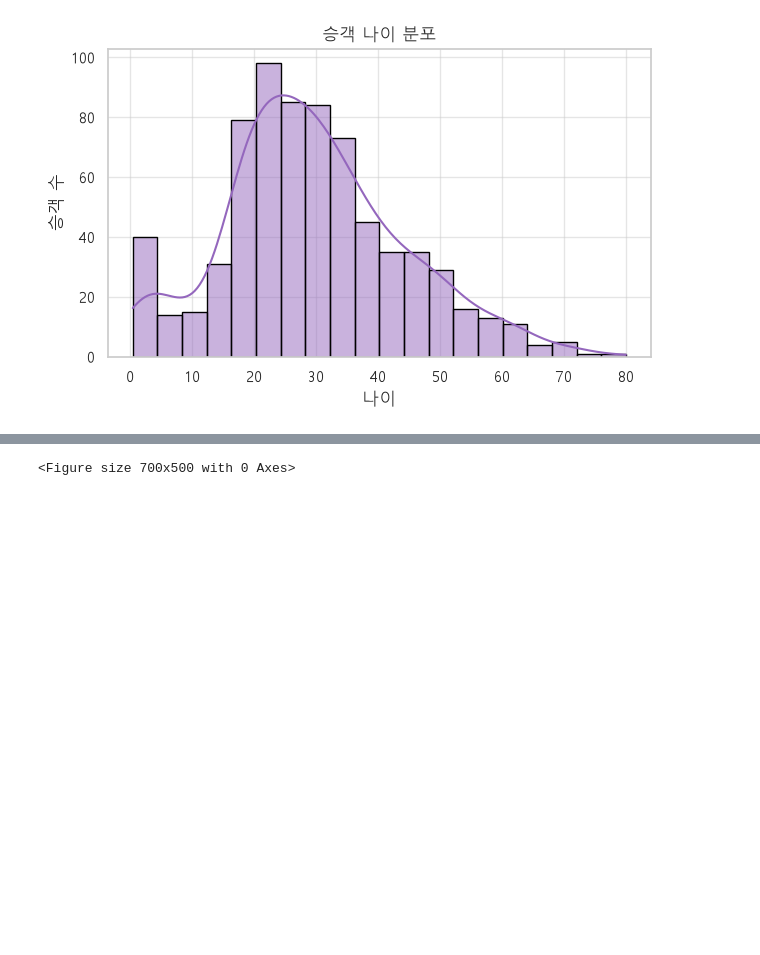
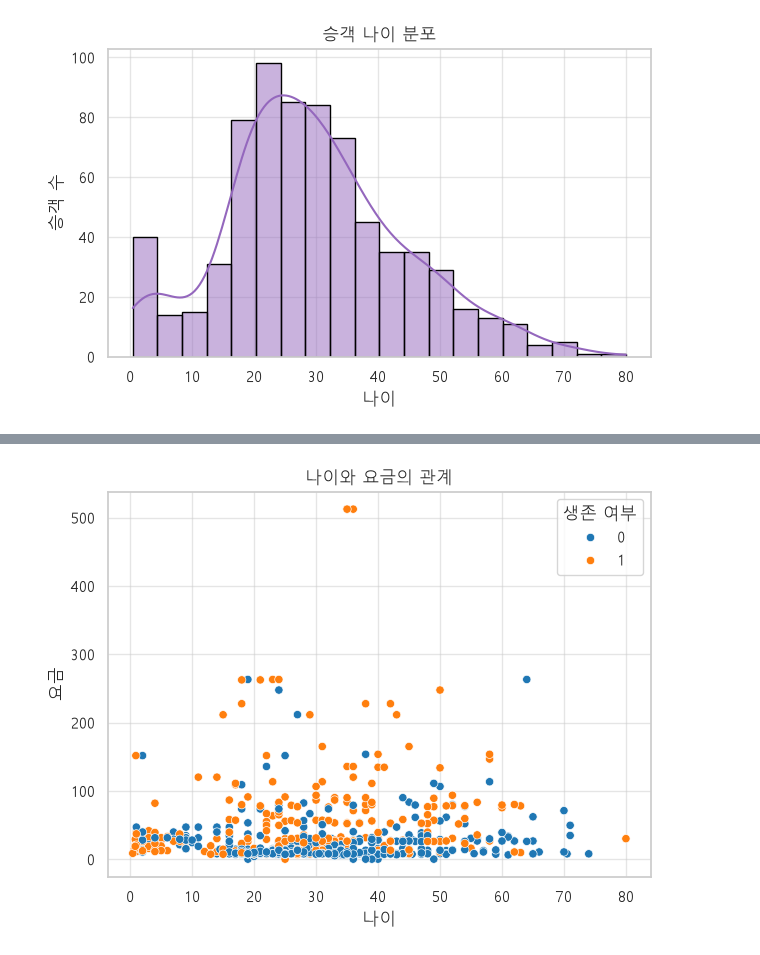
Before and after one commit to dohwa-skn-33/05_data_analysis, a Jupyter notebook: 03_data_visualization/homework/homework_seaborn.ipynb, the cells around one changed output, grey strips where cells are left out. Cells and saved outputs as stored; diff of their text form; code cells hidden in the pictures; blank space fills up the shorter version.

```diff
--- a/03_data_visualization/homework/homework_seaborn.ipynb
+++ b/03_data_visualization/homework/homework_seaborn.ipynb
@@ -202,7 +202,19 @@ Titanic 데이터셋의 `age`, `fare`, `survived` 열을 사용하여 나이와
 # %%
 plt.figure(figsize=(7, 5))
 
+ax = sns.scatterplot(
+    data=titanic,
+    x='age',
+    y='fare',
+    hue='survived',
+    palette='tab10',
+)
+
+plt.title('나이와 요금의 관계')
+plt.xlabel('나이')
+plt.ylabel('요금')
+ax.legend(title='생존 여부')
 
 plt.show()
 # %% [output]
-<Figure size 700x500 with 0 Axes>
+[figure, added]
```
